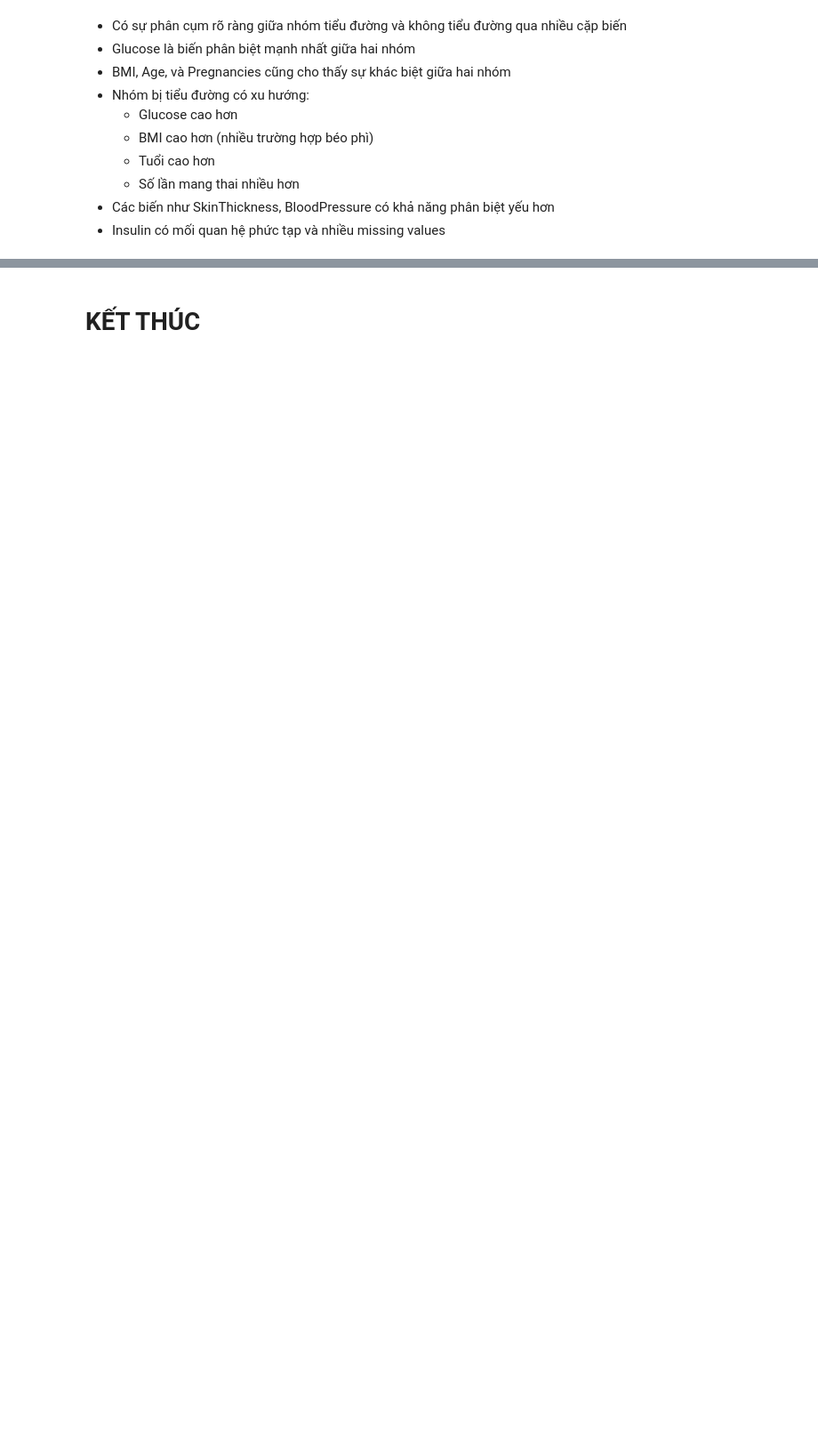
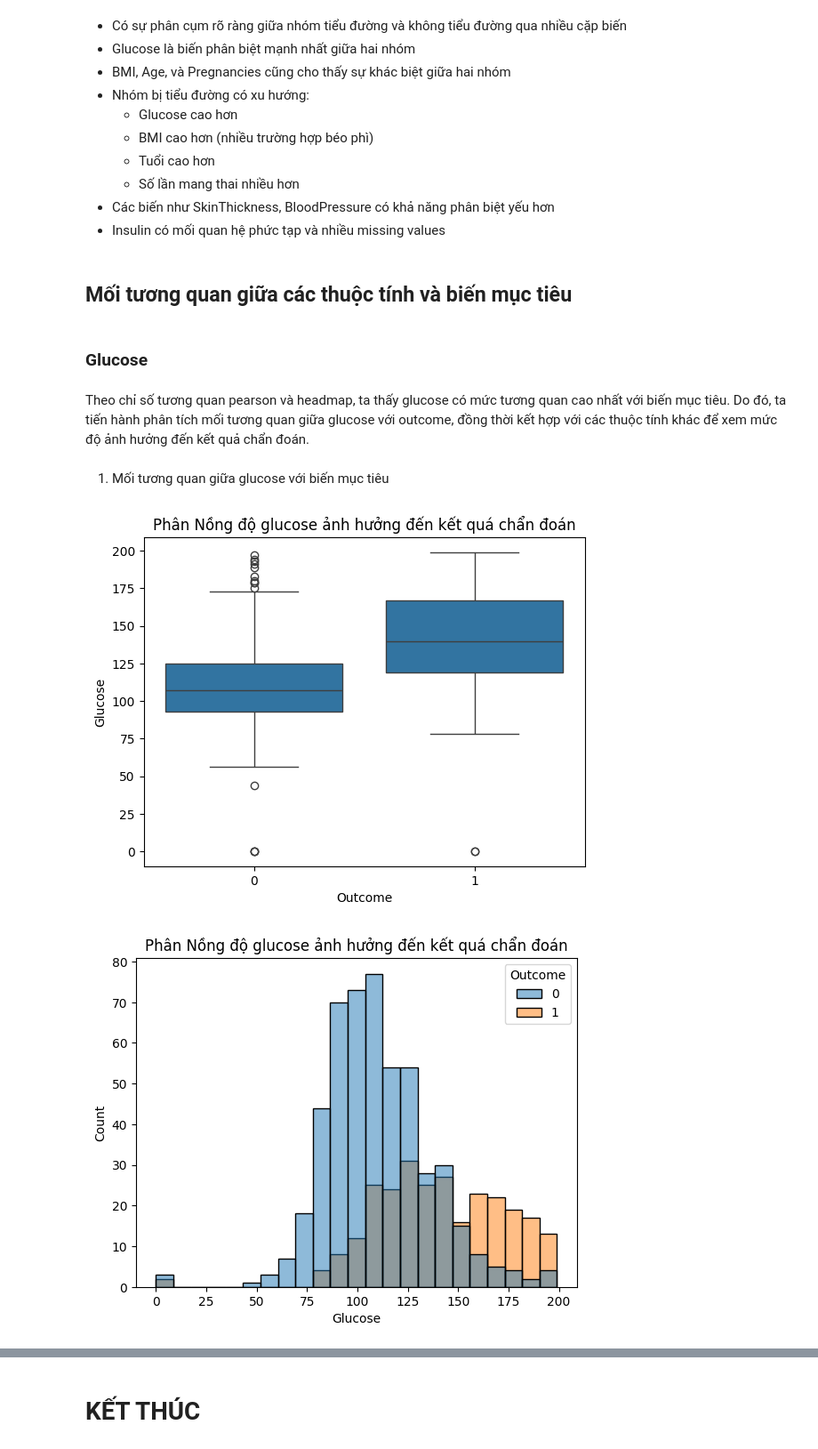
Before and after one commit to kvan185/demo_data_analytics, a Jupyter notebook: lesson3/Lab3.ipynb, the cells around one changed output, grey strips where cells are left out. Shown at 89% size. Cells and saved outputs as stored; diff of their text form; code cells hidden in the pictures; blank space fills up the shorter version.

```diff
--- a/lesson3/Lab3.ipynb
+++ b/lesson3/Lab3.ipynb
@@ -250,3 +260,24 @@ sns.pairplot(df,hue="Outcome")
   + Số lần mang thai nhiều hơn
 - Các biến như SkinThickness, BloodPressure có khả năng phân biệt yếu hơn
 - Insulin có mối quan hệ phức tạp và nhiều missing values
+# %% [markdown]
+## Mối tương quan giữa các thuộc tính và biến mục tiêu
+# %% [markdown]
+### Glucose
+# %% [markdown]
+Theo chỉ số tương quan pearson và headmap, ta thấy glucose có mức tương quan cao nhất với biến mục tiêu. Do đó, ta tiến hành phân tích mối tương quan giữa glucose với outcome, đồng thời kết hợp với các thuộc tính khác để xem mức độ ảnh hưởng đến kết quả chẩn đoán.
+# %% [markdown]
+1. Mối tương quan giữa glucose với biến mục tiêu
+# %%
+## savefig (.pdf) - lưu ảnh vector
+# Boxplot
+sns.boxplot(x="Outcome", y="Glucose", data=df)
+plt.title("Phân Nồng độ glucose ảnh hưởng đến kết quá chẩn đoán")
+plt.show()
+# Histogram/KDE plot: chồng phân phối
+sns.histplot(data=df, x="Glucose", hue="Outcome")
+plt.title("Phân Nồng độ glucose ảnh hưởng đến kết quá chẩn đoán")
+plt.show()
+# %% [output]
+[figure, added]
+[figure, added]
```
Also changed, not shown: parts of 9 cells of this notebook, 4 other files.
